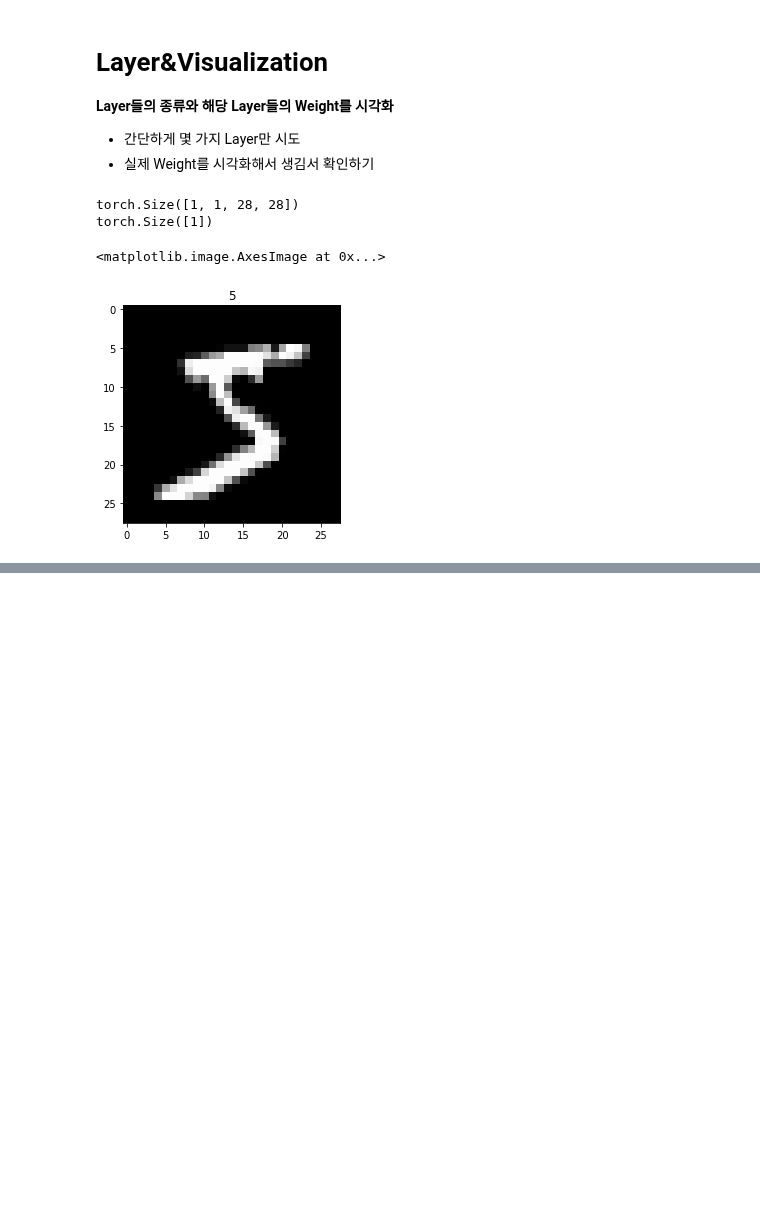
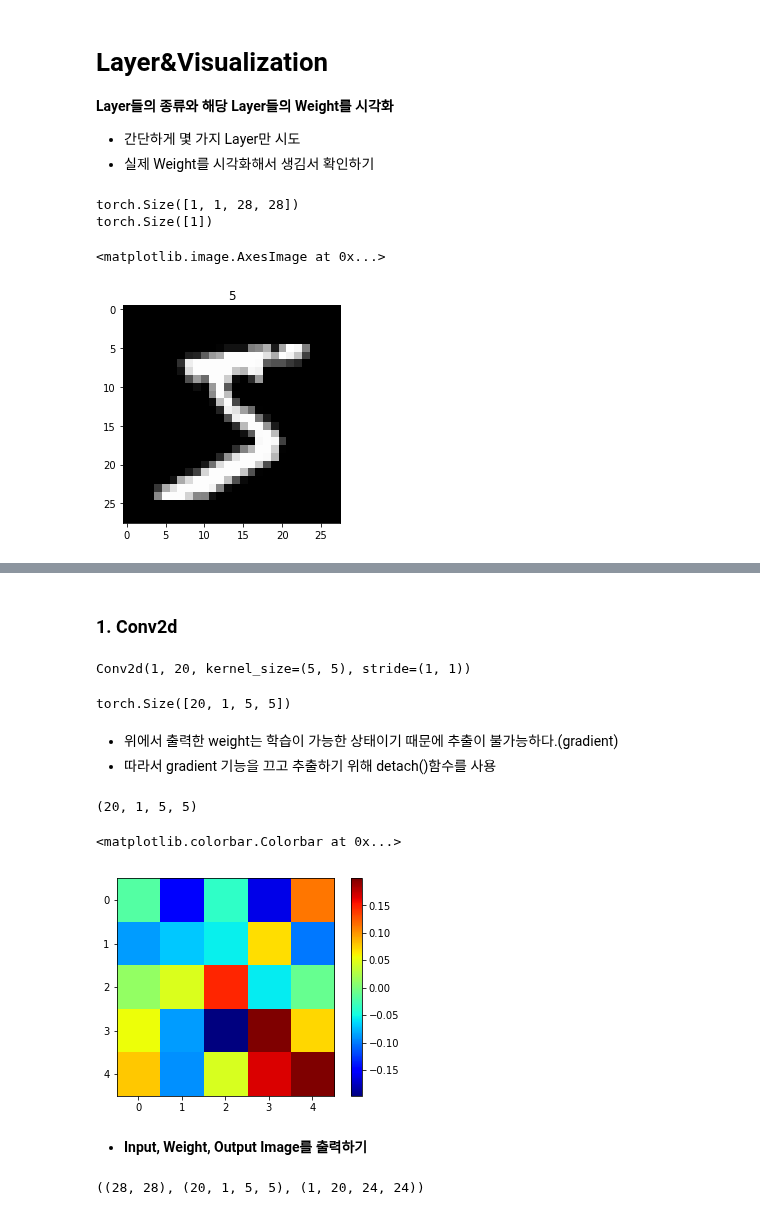
Before and after one commit to gjustin40/Pytorch-Cookbook, a Jupyter notebook: Pytorch4_1_Layers&Visualization.ipynb, the cells around one changed output, grey strips where cells are left out. Cells and saved outputs as stored; diff of their text form; code cells hidden in the pictures; blank space fills up the shorter version.

```diff
--- a/Pytorch4_1_Layers&Visualization.ipynb
+++ b/Pytorch4_1_Layers&Visualization.ipynb
@@ -44,5 +45,37 @@ plt.imshow(image_arr, cmap = 'gray')
 import torch
 import torch.nn as nn
 import torch.nn.functional as F
+# %% [markdown]
+### 1. Conv2d
 # %%
-con_layer = nn.Conv2d(in_channels = 1, out_channels = 20, kernel_size = 5, stir)
+con_layer = nn.Conv2d(in_channels = 1, out_channels = 20, kernel_size = 5, stride = 1)
+con_layer
+# %% [output]
+Conv2d(1, 20, kernel_size=(5, 5), stride=(1, 1))
+# %%
+con_weight = con_layer.weight
+con_weight.shape # out_channel 20, filter_channel = 1, filter_size = 5x5
+# %% [output]
+torch.Size([20, 1, 5, 5])
+# %% [markdown]
+- 위에서 출력한 weight는 학습이 가능한 상태이기 때문에 추출이 불가능하다.(gradient)
+- 따라서 gradient 기능을 끄고 추출하기 위해 detach()함수를 사용
+# %%
+weight_example = con_weight.detach().numpy()
+weight_example.shape
+# %% [output]
+(20, 1, 5, 5)
+# %%
+plt.imshow(weight_example[0,0,:,:], cmap = 'jet')
+plt.colorbar()
+# %% [output]
+<matplotlib.colorbar.Colorbar at 0x...>
+[figure, added]
+# %% [markdown]
+- **Input, Weight, Output Image를 출력하기**
+# %%
+output = con_layer(image)
+output_arr = output.detach().numpy() # output도 gradient가 있기 때문에 detach() 사용
+image_arr.shape, weight_example.shape, output_arr.shape
+# %% [output]
+((28, 28), (20, 1, 5, 5), (1, 20, 24, 24))
```
Also changed, not shown: parts of 11 cells of this notebook.
